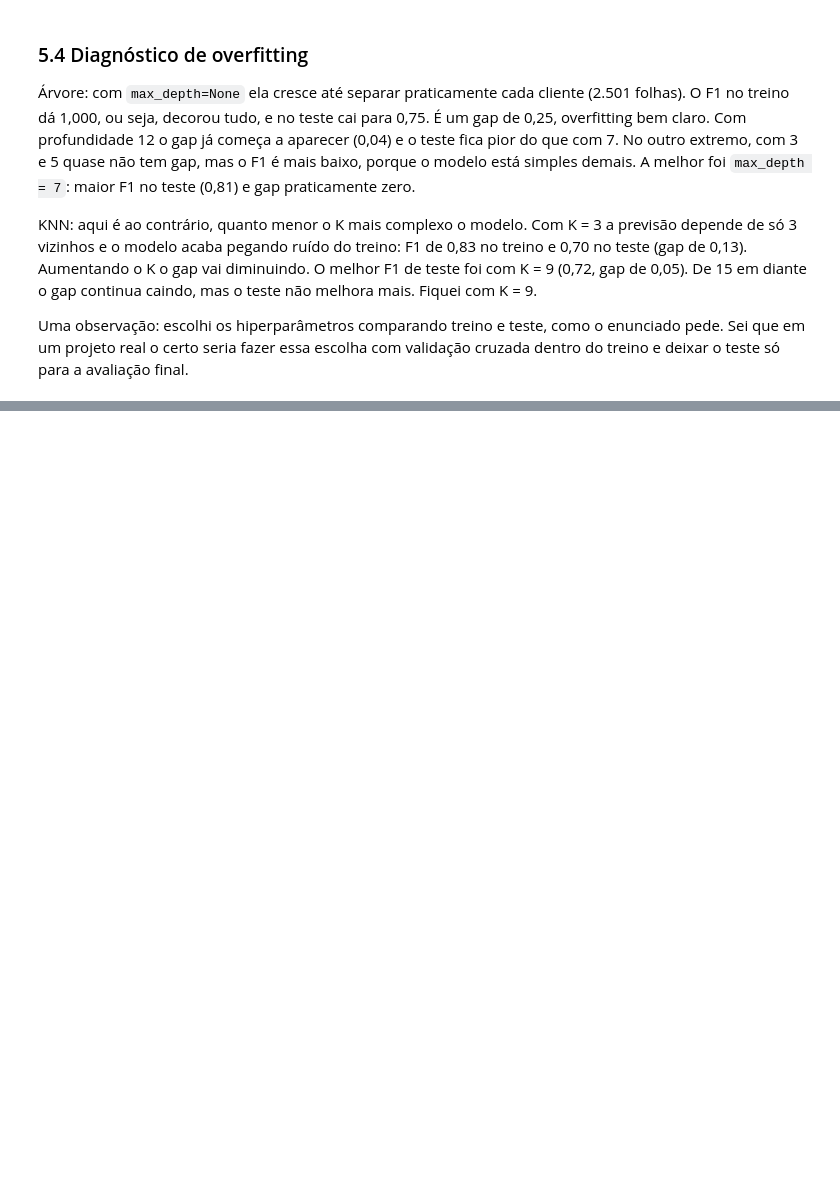
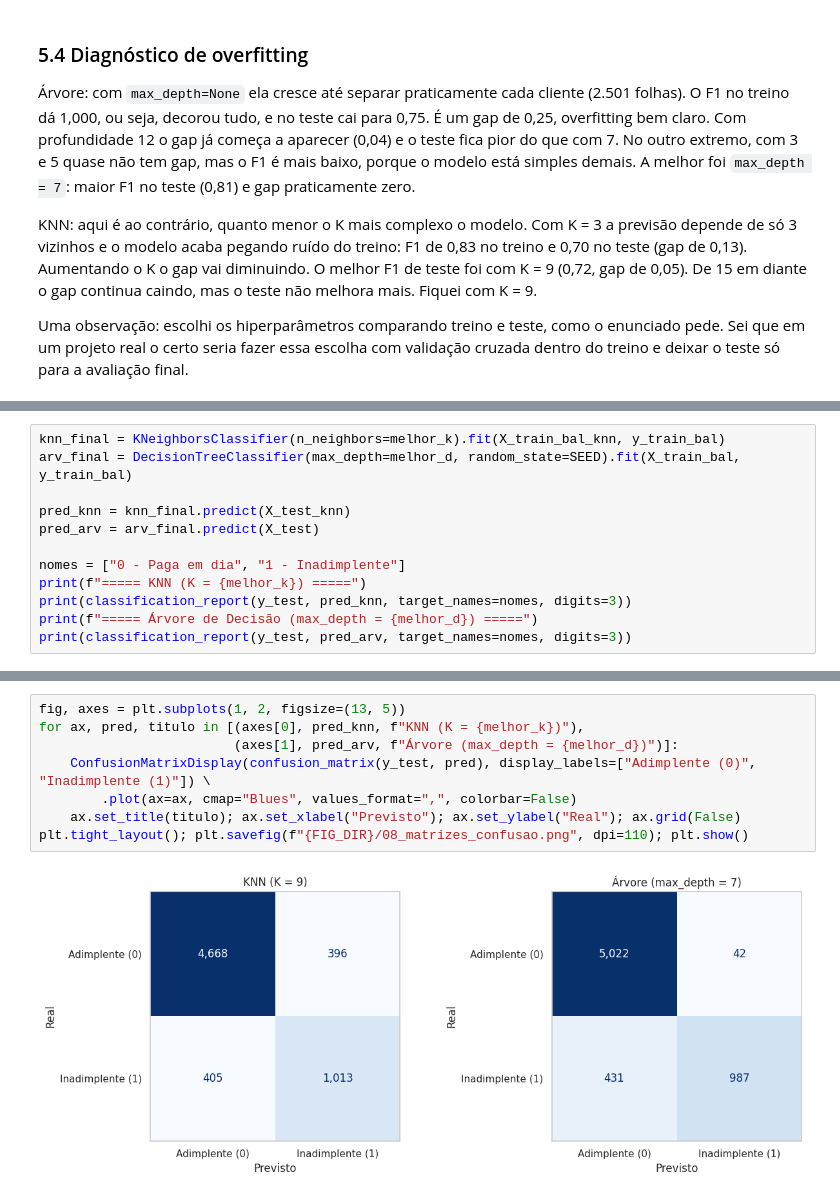
Before and after one commit to PaulaKinder/Machine-Learning-e-Visao-Computacional-T3-Projeto-Avaliativo-Modulo-1-, a Jupyter notebook: risco_credito.ipynb, the cells around one changed output, grey strips where cells are left out. Cells and saved outputs as stored; diff of their text form; blank space fills up the shorter version.

Commit message:
feat: adiciona classification report, matrizes de confusão, custo dos erros e ajuste de limiar via CV

```diff
--- a/risco_credito.ipynb
+++ b/risco_credito.ipynb
@@ -661,0 +666,12 @@ final.
+# %%
+knn_final = KNeighborsClassifier(n_neighbors=melhor_k).fit(X_train_bal_knn, y_train_bal)
+arv_final = DecisionTreeClassifier(max_depth=melhor_d, random_state=SEED).fit(X_train_bal, y_train_bal)
+
+pred_knn = knn_final.predict(X_test_knn)
+pred_arv = arv_final.predict(X_test)
+
+nomes = ["0 - Paga em dia", "1 - Inadimplente"]
+print(f"===== KNN (K = {melhor_k}) =====")
+print(classification_report(y_test, pred_knn, target_names=nomes, digits=3))
+print(f"===== Árvore de Decisão (max_depth = {melhor_d}) =====")
+print(classification_report(y_test, pred_arv, target_names=nomes, digits=3))
@@ -661,0 +698,10 @@ final.
+# %%
+fig, axes = plt.subplots(1, 2, figsize=(13, 5))
+for ax, pred, titulo in [(axes[0], pred_knn, f"KNN (K = {melhor_k})"),
+                         (axes[1], pred_arv, f"Árvore (max_depth = {melhor_d})")]:
+    ConfusionMatrixDisplay(confusion_matrix(y_test, pred), display_labels=["Adimplente (0)", "Inadimplente (1)"]) \
+        .plot(ax=ax, cmap="Blues", values_format=",", colorbar=False)
+    ax.set_title(titulo); ax.set_xlabel("Previsto"); ax.set_ylabel("Real"); ax.grid(False)
+plt.tight_layout(); plt.savefig(f"{FIG_DIR}/08_matrizes_confusao.png", dpi=110); plt.show()
+# %% [output]
+[figure, added]
```
Also changed, not shown: parts of 12 cells of this notebook, 3 other files.
